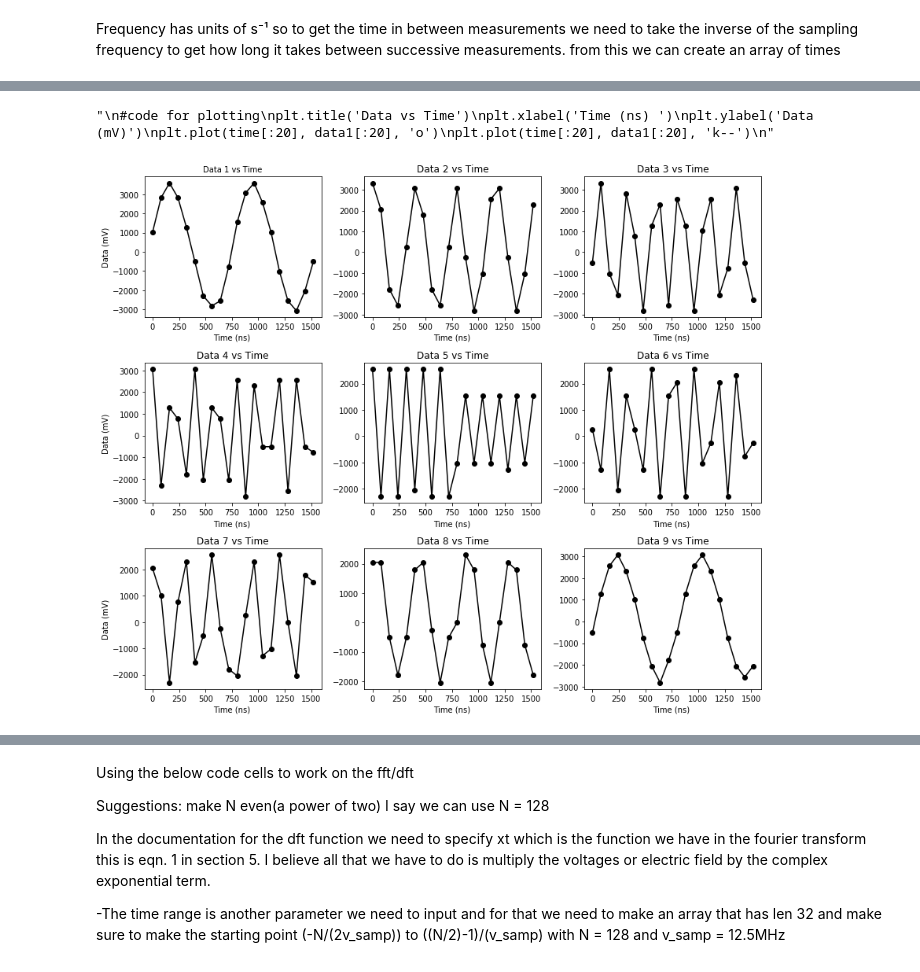
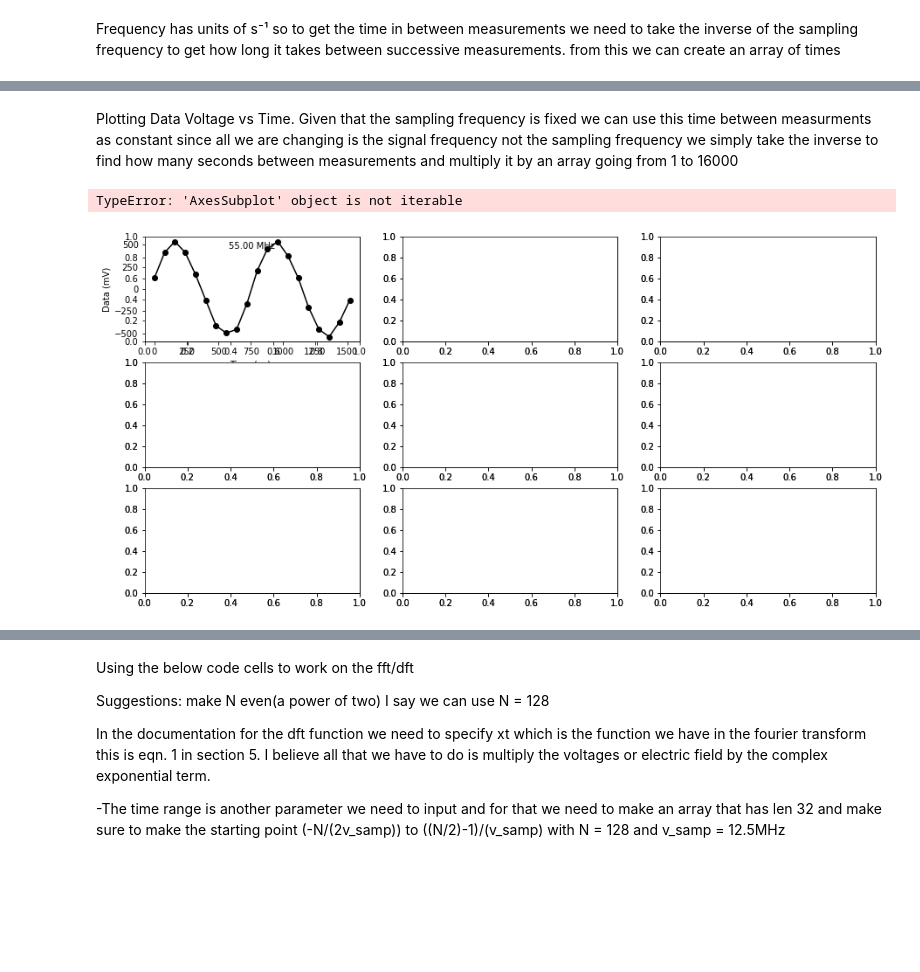
Before and after one commit to arthurm101/radiolab, a Jupyter notebook: Lab 1/Lab1_Mixer.ipynb, the cells around one changed output, grey strips where cells are left out. Cells and saved outputs as stored; diff of their text form; code cells hidden in the pictures; blank space fills up the shorter version.

Commit message:
Fixed plots, headings, adding noise data 1/29

```diff
--- a/Lab 1/Lab1_Mixer.ipynb
+++ b/Lab 1/Lab1_Mixer.ipynb
@@ -82,87 +52,56 @@ Plotting Data Voltage vs Time
+# %% [markdown]
+Plotting Data Voltage vs Time.
+Given that the sampling frequency is fixed we can use this time between
+measurments as constant since all we are changing is the signal frequency
+not the sampling frequency we simply take the inverse to find how many
+seconds between measurements and multiply it by an array going from
+1 to 16000
 # %%
-#given that the sampling frequency is fixed we can use this time between
-#measurments as constant since all we are changing is the signal frequency
-#not the sampling frequency we simply take the inverse to find how many
-#seconds between measurements and multiply it by an array going from
-#1 to 16000
 sampling_freq = 12.5e6
 
 #in the time_data1 variable I divided the time by 1e⁻9 so that the time
 #in the array is now in nanoseconds
 time = (1/sampling_freq) * np.arange(0, 16001, 1)* (1/1e-9)
 
 def plotting(data):
 
-    fig = plt.figure(figsize = (12,10))
+    #fig, axes = plt.figure(figsize = (12,10))
+    fig, axes = plt.subplots(3,3, figsize = (15,7.5))
 
     ax1 = fig.add_subplot(331)
     ax2 = fig.add_subplot(332)
     ax3 = fig.add_subplot(333)
     ax4 = fig.add_subplot(334)
     ax5 = fig.add_subplot(335)
     ax6 = fig.add_subplot(336)
     ax7 = fig.add_subplot(337)
     ax8 = fig.add_subplot(338)
     ax9 = fig.add_subplot(339)
 
-    ax1.set_title('Data 1 vs Time', fontsize = 10)
+    ax1.text(.5, .91,'%.2f MHz' %55,horizontalalignment='center',verticalalignment='center',transform=ax1.transAxes)
+    #ax1.set_title('Data 1 vs Time', fontsize = 10)
     ax1.set_xlabel('Time (ns) ', fontsize = 10)
     ax1.set_ylabel('Data (mV)', fontsize = 10)
     ax1.plot(time[:20], data[0][:20], 'k-o')
 
-    ax2.set_title('Data 2 vs Time')
-    ax2.set_xlabel('Time (ns) ')
-    #ax2.set_ylabel('Data (mV)')
-    ax2.plot(time[:20], data[1][:20], 'k-o')
+    for i, ax in axes.reshape(-1):
 
-    ax3.set_title('Data 3 vs Time')
-    ax3.set_xlabel('Time (ns) ')
-    #ax3.set_ylabel('Data (mV)')
-    ax3.plot(time[:20], data[2][:20], 'k-o')
+        ax.plot(time[:20 ],
+            data[i][:20],
+            color = 'black',
+#             label = '%.2f MHz' %freqs_to_test[i].value,
+            marker='o',
+            markerfacecolor='white',
+            markersize = 4,
+            linewidth = 1)
 
-    ax4.set_title('Data 4 vs Time')
-    ax4.set_xlabel('Time (ns) ')
-    ax4.set_ylabel('Data (mV)')
-    ax4.plot(time[:20], data[3][:20], 'k-o')
 
-    ax5.set_title('Data 5 vs Time')
-    ax5.set_xlabel('Time (ns) ')
-    #ax1.set_ylabel('Data (mV)')
-    ax5.plot(time[:20], data[4][:20], 'k-o')
-
-    ax6.set_title('Data 6 vs Time')
-    ax6.set_xlabel('Time (ns) ')
-    #ax6.set_ylabel('Data (mV)')
-    ax6.plot(time[:20], data[5][:20], 'k-o')
-
-    ax7.set_title('Data 7 vs Time')
-    ax7.set_xlabel('Time (ns) ')
-    ax7.set_ylabel('Data (mV)')
-    ax7.plot(time[:20], data[6][:20], 'k-o')
-
-    ax8.set_title('Data 8 vs Time')
-    ax8.set_xlabel('Time (ns) ')
-    #ax8.set_ylabel('Data (mV)')
-    ax8.plot(time[:20], data[7][:20], 'k-o')
-
-    ax9.set_title('Data 9 vs Time')
-    ax9.set_xlabel('Time (ns) ')
-    #ax9.set_ylabel('Data (mV)')
-    ax9.plot(time[:20], data[8][:20], 'k-o')
-
-    plt.tight_layout()
 
 
 plotting(data)
 
-'''
-#code for plotting
-plt.title('Data vs Time')
-plt.xlabel('Time (ns) ')
-plt.ylabel('Data (mV)')
-plt.plot(time[:20], data1[:20], 'o')
-plt.plot(time[:20], data1[:20], 'k--')
-'''
+plt.subplots_adjust(hspace=0, wspace = 0)
+plt.show()
 # %% [output]
-"\n#code for plotting\nplt.title('Data vs Time')\nplt.xlabel('Time (ns) ')\nplt.ylabel('Data (mV)')\nplt.plot(time[:20], data1[:20], 'o')\nplt.plot(time[:20], data1[:20], 'k--')\n"
+TypeError: 'AxesSubplot' object is not iterable
-[figure, old version]
+[figure, new version]
```
Also changed, not shown: parts of 48 cells of this notebook.
